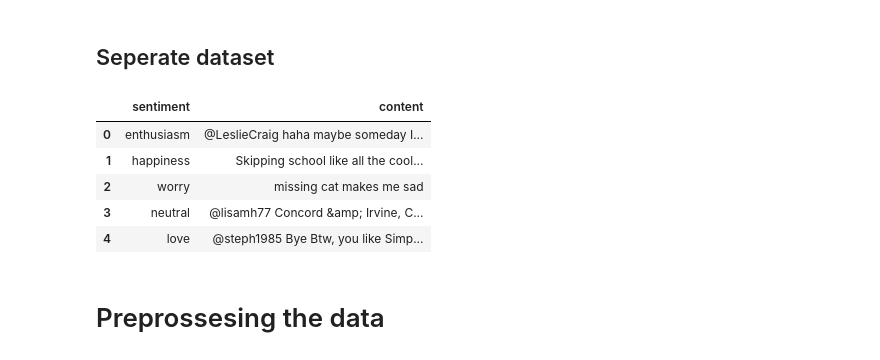
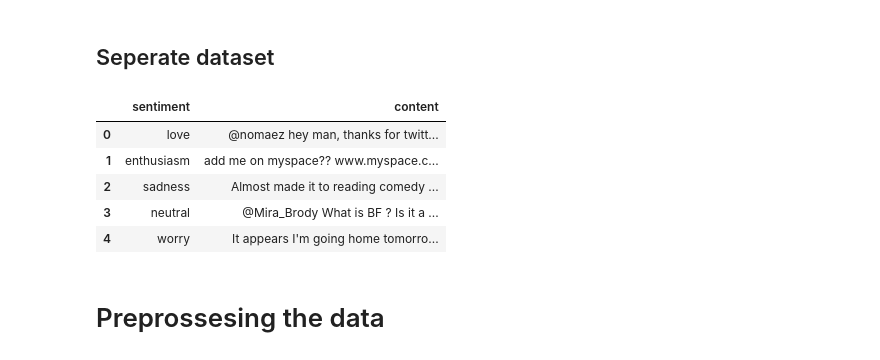
Before and after one commit to SaltwaterDev/comp3359-Emotion-Analysis, a Jupyter notebook: project_machine.ipynb, the cells around one changed output. Saved outputs shown, nothing was run; the diff lists cells and outputs as text; code cells hidden in the pictures.

```diff
--- a/project_machine.ipynb
+++ b/project_machine.ipynb
@@ -90,40 +87,40 @@ TRAIN_SIZE = 0.8
 # %%
 all_idx = list(range(len(data_df)))
 
 # Shuffle the list of indices
 import random
 random.seed(RAND_SEED)
 random.shuffle(all_idx)
 
 # Split the random indices into two portion according
 # to the training size defined
 p = int(len(data_df) * TRAIN_SIZE)
 train_idx = all_idx[:p]
 test_idx = all_idx[p:]
 
 # Now, retrieve training/test data records from data_df
 # according to the indices we prepared in train_idx and test_idx
 train_df = data_df.iloc[train_idx]
 test_df = data_df.iloc[test_idx]
 
 # However, since the original indices from data_df will be attached to
 # the retrieved records in train_df and test_df,
 # we need to reset index so indices in train_df/test_df will start from 0 as usual
 train_df = train_df.reset_index()
 test_df = test_df.reset_index()
 
 # Drop the automatically created "index" column
 train_df = train_df.drop(['index'], axis=1)
 test_df = test_df.drop(['index'], axis=1)
+
+test_df.head()
+# %% [output]
+|  | sentiment | content |
+| 0 | love | @nomaez hey man, thanks for twitt... |
+| 1 | enthusiasm | add me on myspace?? www.myspace.c... |
+| 2 | sadness | Almost made it to reading comedy ... |
+| 3 | neutral | @Mira_Brody What is BF ? Is it a ... |
+| 4 | worry | It appears I'm going home tomorro... |
-# %%
-train_df.head()
-# %% [output]
-|  | sentiment | content |
-| 0 | enthusiasm | @LeslieCraig haha maybe someday I... |
-| 1 | happiness | Skipping school like all the cool... |
-| 2 | worry | missing cat makes me sad |
-| 3 | neutral | @lisamh77 Concord &amp; Irvine, C... |
-| 4 | love | @steph1985 Bye Btw, you like Simp... |
 # %% [markdown]
 # Preprossesing the data
 # %% [markdown]
```
Also changed, not shown: parts of 20 cells of this notebook.
